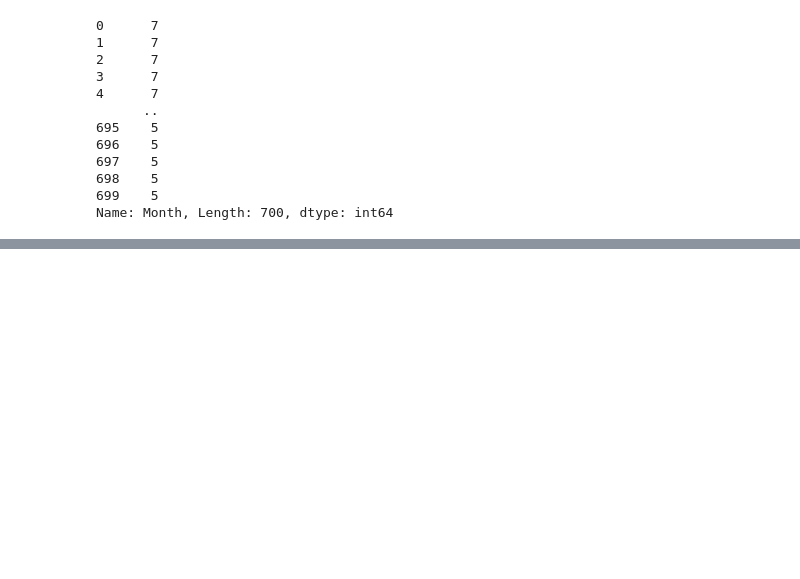
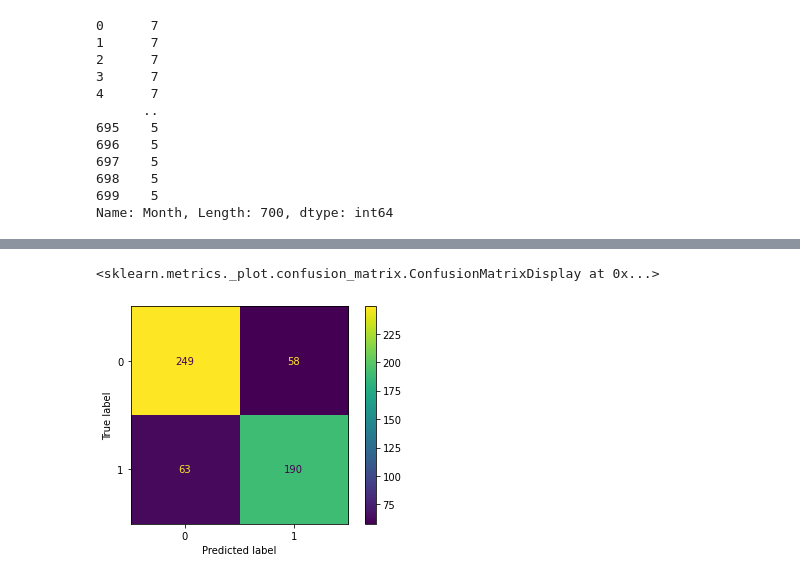
Before and after one commit to MarcoCalbucci/DataAnalytics, a Jupyter notebook: PredictiveModeling/Exercises/absenteeism.ipynb, the cells around one changed output, grey strips where cells are left out. Drawn from its saved outputs; the diff is of its cells as text; code cells hidden in the pictures; blank space fills up the shorter version.

```diff
--- a/PredictiveModeling/Exercises/absenteeism.ipynb
+++ b/PredictiveModeling/Exercises/absenteeism.ipynb
@@ -139,0 +268,2 @@ df = df.drop(columns=['Date'])
+# %%
+targets = df['Excessive absenteeism']
@@ -139,0 +292,17 @@ df = df.drop(columns=['Date'])
+# %%
+# scale inputs
+
+from sklearn.preprocessing import StandardScaler
+
+scaler = StandardScaler()
+scaler.fit(df_input)
+
+scaled_inputs = scaler.transform(df_input) # dataframe accepted as input but the result will always be a numpy array (column names are lost)
+# %%
+# train test split
+from sklearn.model_selection import train_test_split
+
+X_train, X_test, y_train, y_test = train_test_split(scaled_inputs, targets, train_size=0.8, shuffle=True, random_state=20) # set random_state to shuffle the same way every time
+
+print(X_train.shape, y_train.shape)
+print(X_test.shape, y_test.shape)
@@ -139,0 +338,6 @@ df = df.drop(columns=['Date'])
+# %%
+# plot confusion matrix
+metrics.plot_confusion_matrix(clf, X_train, y_train)
+# %% [output]
+<sklearn.metrics._plot.confusion_matrix.ConfusionMatrixDisplay at 0x...>
+[figure, added]
```
Also changed, not shown: parts of 30 cells of this notebook.
